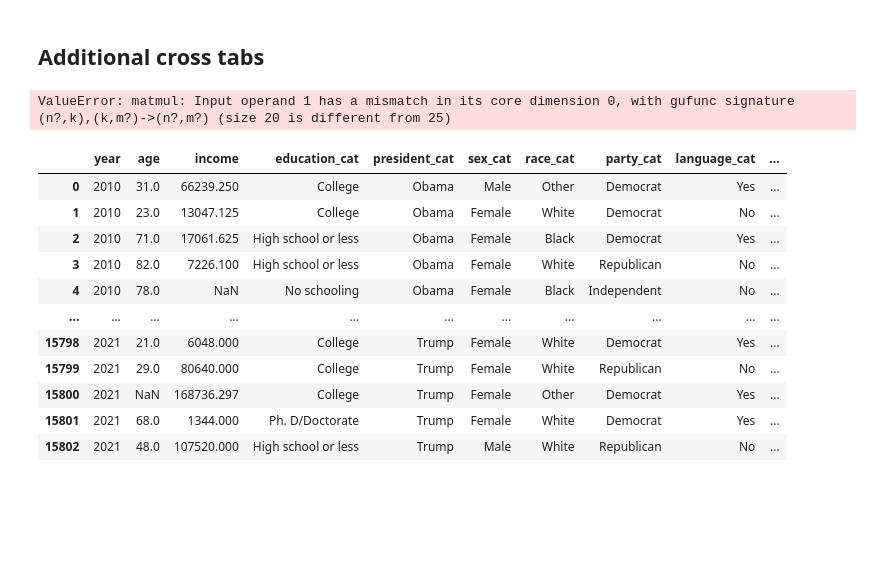
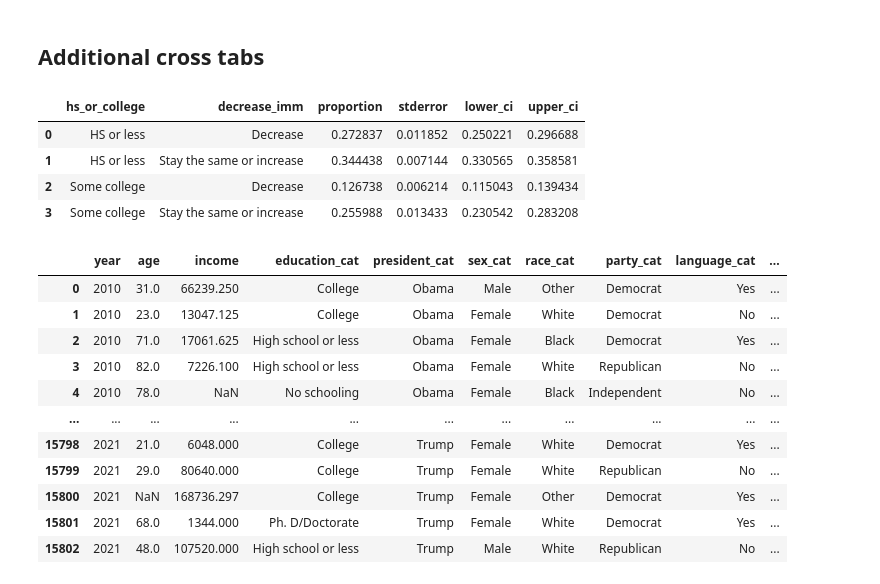
Before and after one commit to joshuamegnauth54/data765-intro-python-tutoring, a Jupyter notebook: thesis_2023/03_requested_ex.ipynb, the cells around one changed output. Cells and saved outputs as stored; diff of their text form; code cells hidden in the pictures; blank space fills up the shorter version.

Commit message:
Fix data sets.
I have no clue what happened to Saf's data set, but reloading an old
copy and wrangling it in the same way worked. Oh well.

```diff
--- a/thesis_2023/03_requested_ex.ipynb
+++ b/thesis_2023/03_requested_ex.ipynb
@@ -105,22 +105,22 @@ gss_theo["age_cat"] = gss_theo["age"].map(recode_age)
 # %% [markdown]
 ## Additional cross tabs
 # %%
-gss_saf.loc[gss_saf["education_cat"].isna(), "education_cat"] = np.nan
-gss_saf.loc[gss_saf["attitude_cat"].isna(), "attitude_cat"] = np.nan
-gss_saf.loc[gss_saf["wtssnrps"].isna(), "wtssnrps"] = np.nan
-
 tab_imm_race = CrossTabulation("proportion")
 tab_imm_race.tabulate(
-    vars=gss_saf[["education_cat", "attitude_cat"]],
+    vars=gss_saf[["hs_or_college", "decrease_imm"]],
     samp_weight=gss_saf["wtssnrps"],
     # stratum=gss_saf["vstrat"],
     psu=gss_saf["vpsu"],
     remove_nan=True,
 )
 
 tab_imm_race.to_dataframe()
 # %% [output]
-ValueError: matmul: Input operand 1 has a mismatch in its core dimension 0, with gufunc signature (n?,k),(k,m?)->(n?,m?) (size 20 is different from 25)
+|  | hs_or_college | decrease_imm | proportion | stderror | lower_ci | upper_ci |
+| 0 | HS or less | Decrease | 0.272837 | 0.011852 | 0.250221 | 0.296688 |
+| 1 | HS or less | Stay the same or increase | 0.344438 | 0.007144 | 0.330565 | 0.358581 |
+| 2 | Some college | Decrease | 0.126738 | 0.006214 | 0.115043 | 0.139434 |
+| 3 | Some college | Stay the same or increase | 0.255988 | 0.013433 | 0.230542 | 0.283208 |
 # %%
 gss_saf
 # %% [output]
```
Also changed, not shown: 4 other files.
